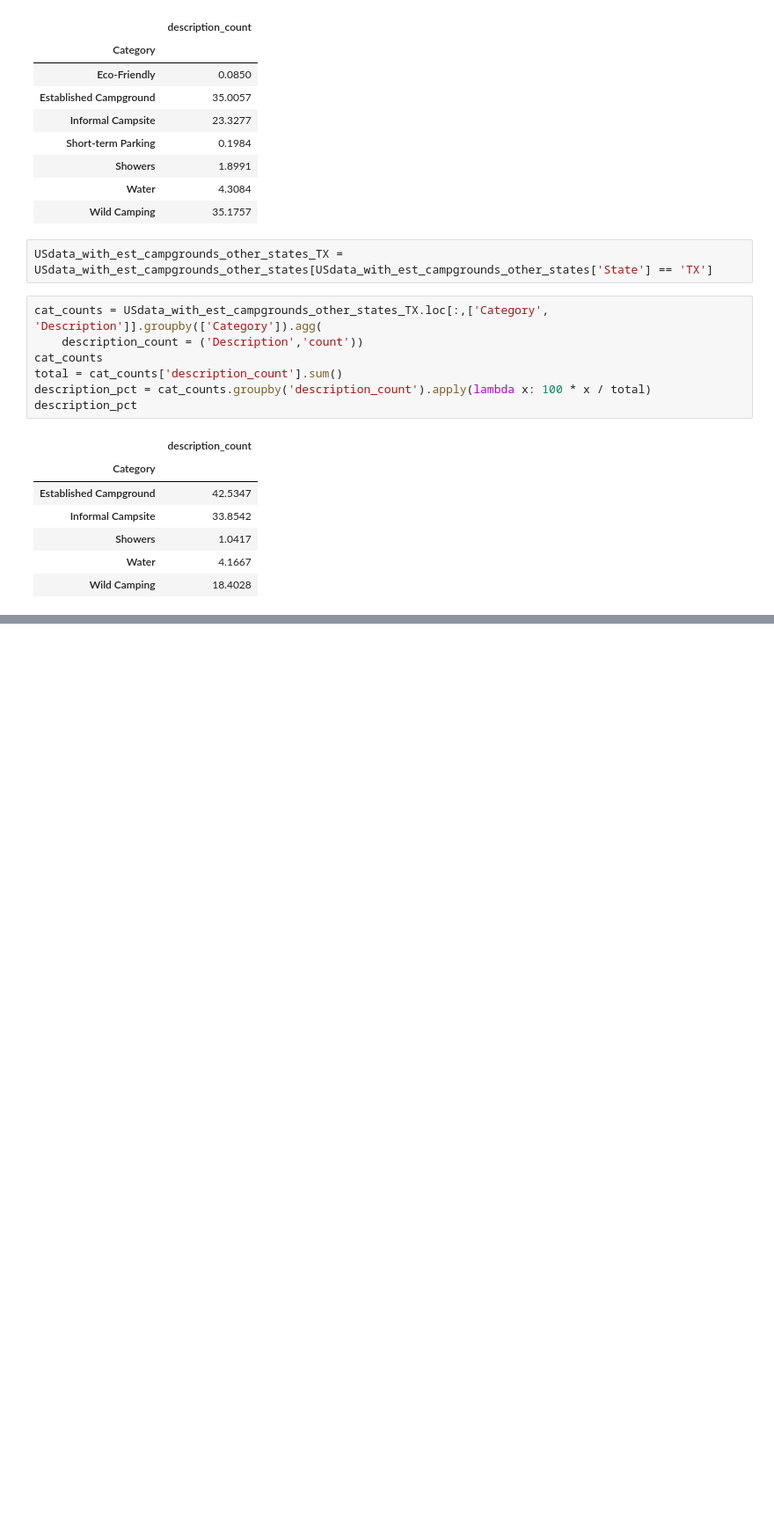
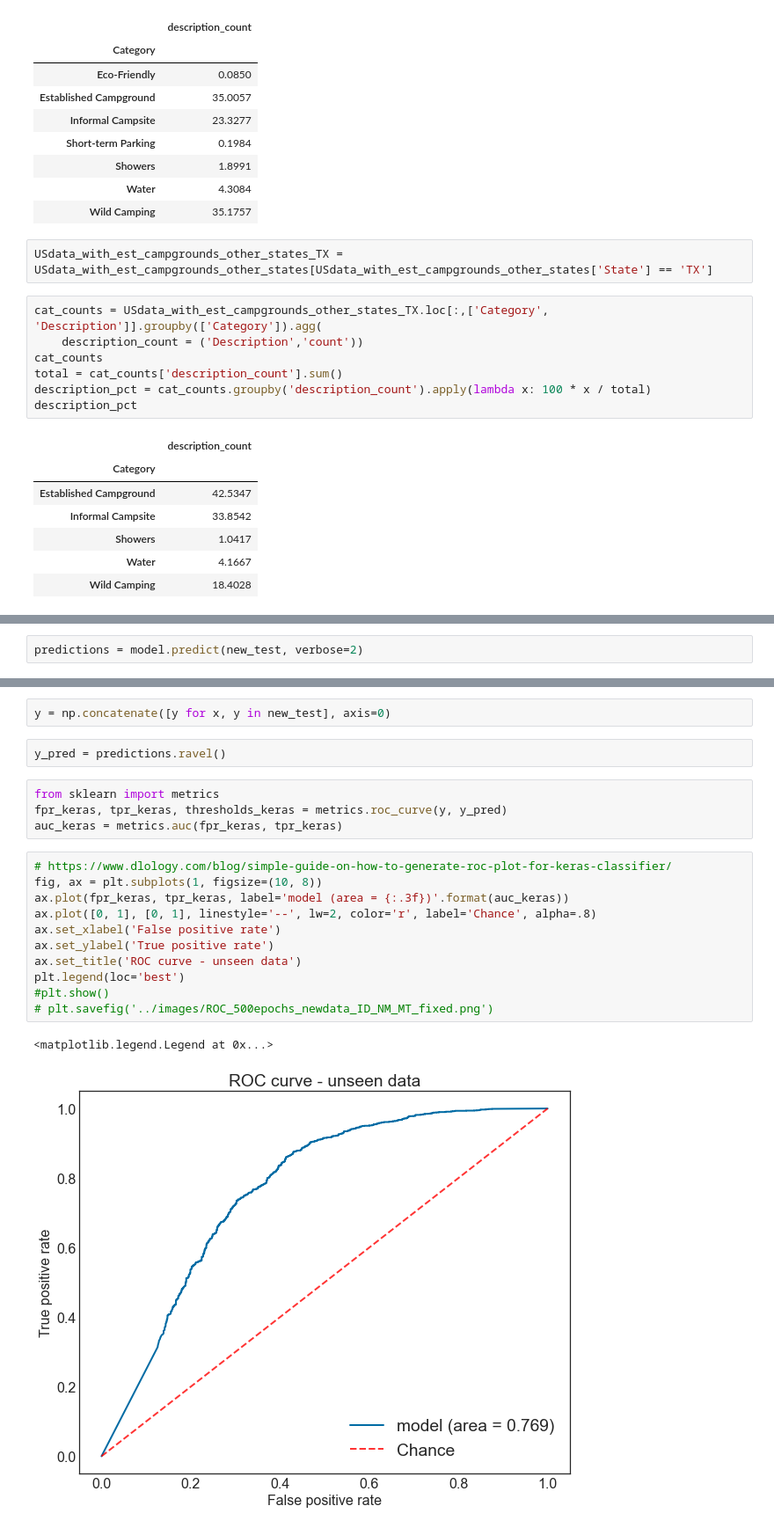
Before and after one commit to paultanger/CampsitePredict, a Jupyter notebook: notebooks/test_model_new_data.ipynb, the cells around one changed output, grey strips where cells are left out. Shown at 88% size. Saved outputs shown, nothing was run; the diff lists cells and outputs as text; blank space fills up the shorter version.

```diff
--- a/notebooks/test_model_new_data.ipynb
+++ b/notebooks/test_model_new_data.ipynb
@@ -238,0 +337,2 @@ description_pct
+# %%
+predictions = model.predict(new_test, verbose=2)
@@ -238,0 +351,22 @@ description_pct
+# %%
+y = np.concatenate([y for x, y in new_test], axis=0)
+# %%
+y_pred = predictions.ravel()
+# %%
+from sklearn import metrics
+fpr_keras, tpr_keras, thresholds_keras = metrics.roc_curve(y, y_pred)
+auc_keras = metrics.auc(fpr_keras, tpr_keras)
+# %%
+# https://www.dlology.com/blog/simple-guide-on-how-to-generate-roc-plot-for-keras-classifier/
+fig, ax = plt.subplots(1, figsize=(10, 8))
+ax.plot(fpr_keras, tpr_keras, label='model (area = {:.3f})'.format(auc_keras))
+ax.plot([0, 1], [0, 1], linestyle='--', lw=2, color='r', label='Chance', alpha=.8)
+ax.set_xlabel('False positive rate')
+ax.set_ylabel('True positive rate')
+ax.set_title('ROC curve - unseen data')
+plt.legend(loc='best')
+#plt.show()
+# plt.savefig('../images/ROC_500epochs_newdata_ID_NM_MT_fixed.png')
+# %% [output]
+<matplotlib.legend.Legend at 0x...>
+[figure, added]
```
Also changed, not shown: parts of 35 cells of this notebook, 21 other files.
